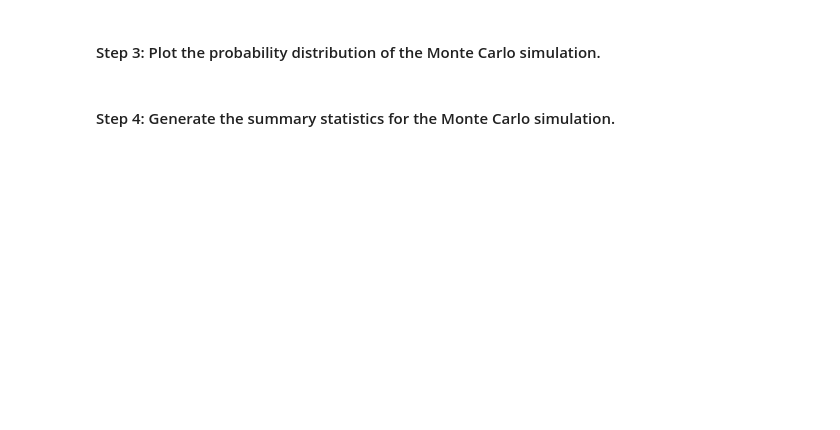
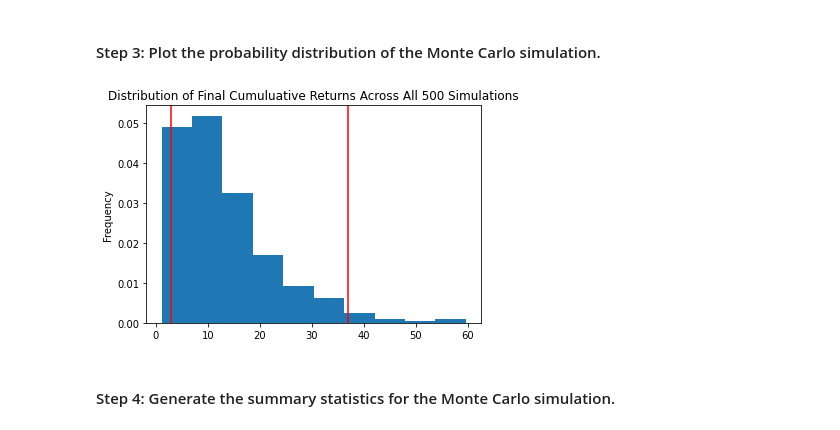
Before and after one commit to Brock-Denton/credit-union-financial-health, a Jupyter notebook: tool_resources/financial_planning_tools.ipynb, the cells around one changed output. Cells and saved outputs as stored; diff of their text form; code cells hidden in the pictures; blank space fills up the shorter version.

```diff
--- a/tool_resources/financial_planning_tools.ipynb
+++ b/tool_resources/financial_planning_tools.ipynb
@@ -469,7 +532,9 @@ In this section, you’ll use the MCForecastTools library to create a Monte Carl
 # %%
 # Visualize the probability distribution of the 30-year Monte Carlo simulation
 # by plotting a histogram
-# YOUR CODE HERE
+bonds_40_stocks_60_30_year_distribution_plot = MC_40_bonds_60_spy_weight_30_years.plot_distribution()
+# %% [output]
+[figure, added]
 # %% [markdown]
 #### Step 4: Generate the summary statistics for the Monte Carlo simulation.
 # %%
```
Also changed, not shown: parts of 17 cells of this notebook.
